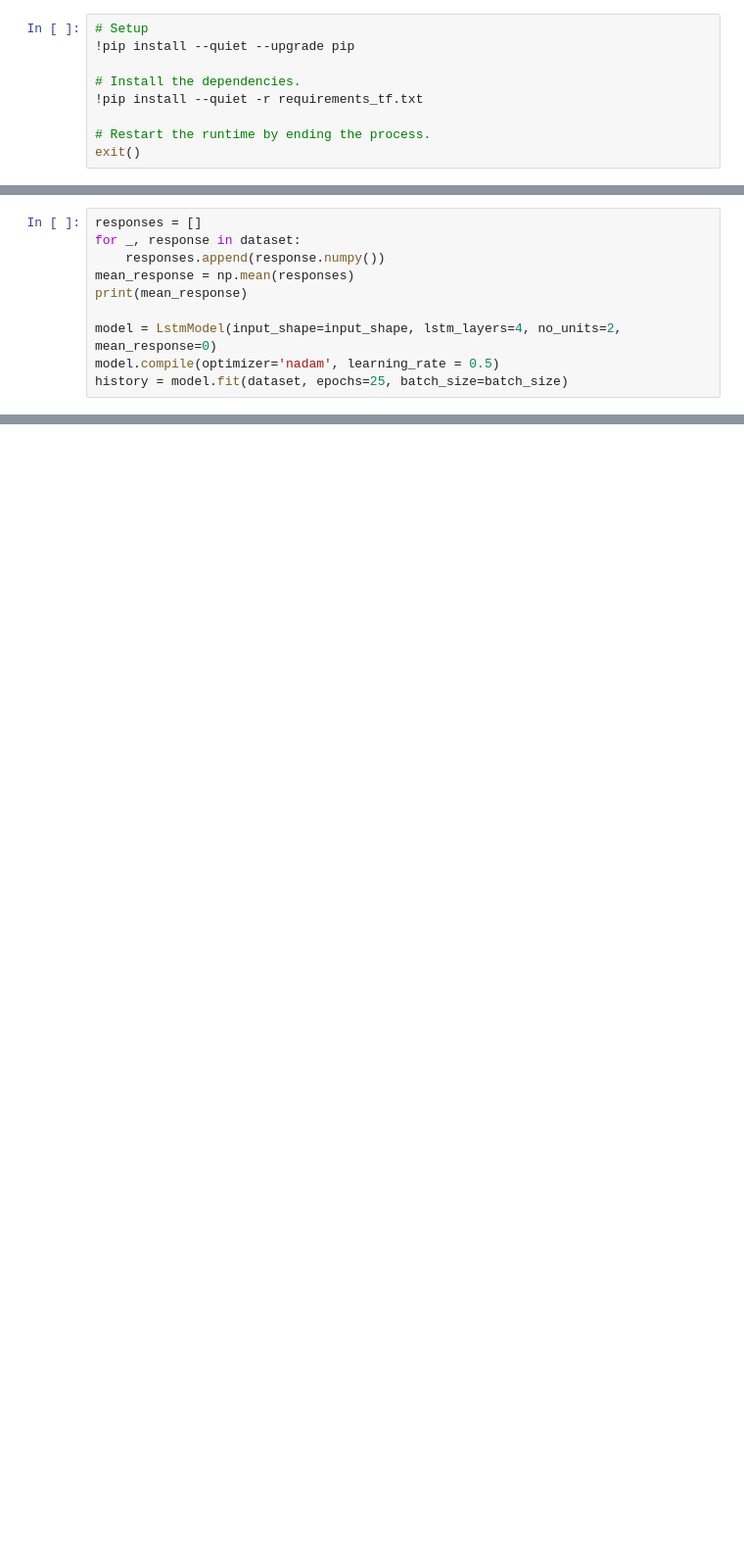
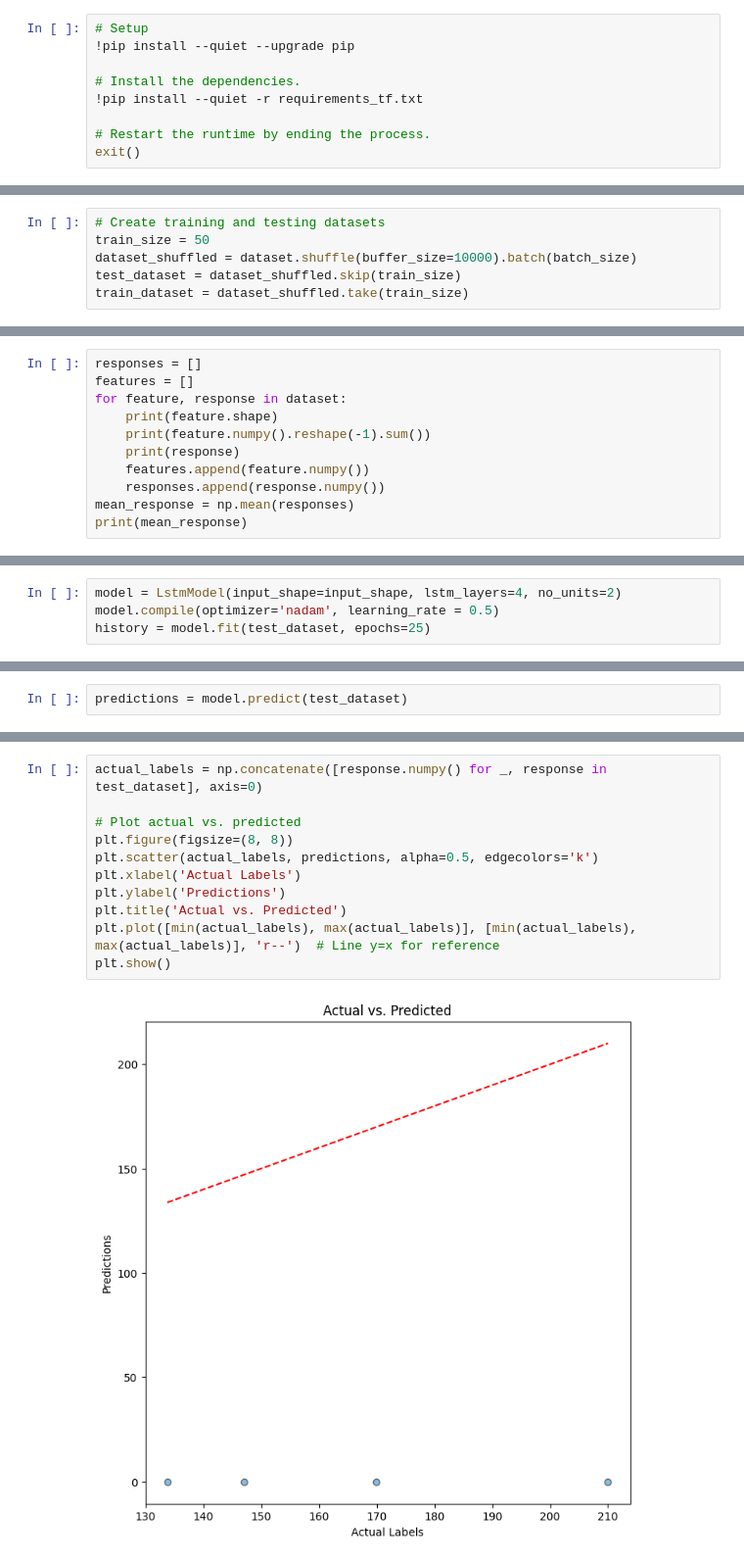
Before and after one commit to tskorkowski/crop_yield_prediction_CAS, a Jupyter notebook: 2_gc-pipeline/training.ipynb, the cells around one changed output, grey strips where cells are left out. Shown at 98% size. Saved outputs shown, nothing was run; the diff lists cells and outputs as text; blank space fills up the shorter version.

```diff
--- a/2_gc-pipeline/training.ipynb
+++ b/2_gc-pipeline/training.ipynb
@@ -112,3 +225,9 @@ Dataset loaded
+# %%
+# Create training and testing datasets
+train_size = 50
+dataset_shuffled = dataset.shuffle(buffer_size=10000).batch(batch_size)
+test_dataset = dataset_shuffled.skip(train_size)
+train_dataset = dataset_shuffled.take(train_size)
 # %%
 # Sample labels
 label_data = np.load(labels_data, allow_pickle=True)
@@ -147,10 +257,11 @@ Epoch 13/30
 # %%
 responses = []
-for _, response in dataset:
+features = []
+for feature, response in dataset:
+    print(feature.shape)
+    print(feature.numpy().reshape(-1).sum())
+    print(response)
+    features.append(feature.numpy())
     responses.append(response.numpy())
 mean_response = np.mean(responses)
 print(mean_response)
-
-model = LstmModel(input_shape=input_shape, lstm_layers=4, no_units=2, mean_response=0)
-model.compile(optimizer='nadam', learning_rate = 0.5)
-history = model.fit(dataset, epochs=25, batch_size=batch_size)
@@ -176,0 +276,4 @@ Epoch 23/25
+# %%
+model = LstmModel(input_shape=input_shape, lstm_layers=4, no_units=2)
+model.compile(optimizer='nadam', learning_rate = 0.5)
+history = model.fit(test_dataset, epochs=25)
@@ -189,0 +309,2 @@ The tensorboard extension is already loaded. To reload it, use:
+# %%
+predictions = model.predict(test_dataset)
@@ -189,0 +313,13 @@ The tensorboard extension is already loaded. To reload it, use:
+# %%
+actual_labels = np.concatenate([response.numpy() for _, response in test_dataset], axis=0)
+
+# Plot actual vs. predicted
+plt.figure(figsize=(8, 8))
+plt.scatter(actual_labels, predictions, alpha=0.5, edgecolors='k')
+plt.xlabel('Actual Labels')
+plt.ylabel('Predictions')
+plt.title('Actual vs. Predicted')
+plt.plot([min(actual_labels), max(actual_labels)], [min(actual_labels), max(actual_labels)], 'r--')  # Line y=x for reference
+plt.show()
+# %% [output]
+[figure, added]
```
Also changed, not shown: parts of 20 cells of this notebook, 11 other files.
